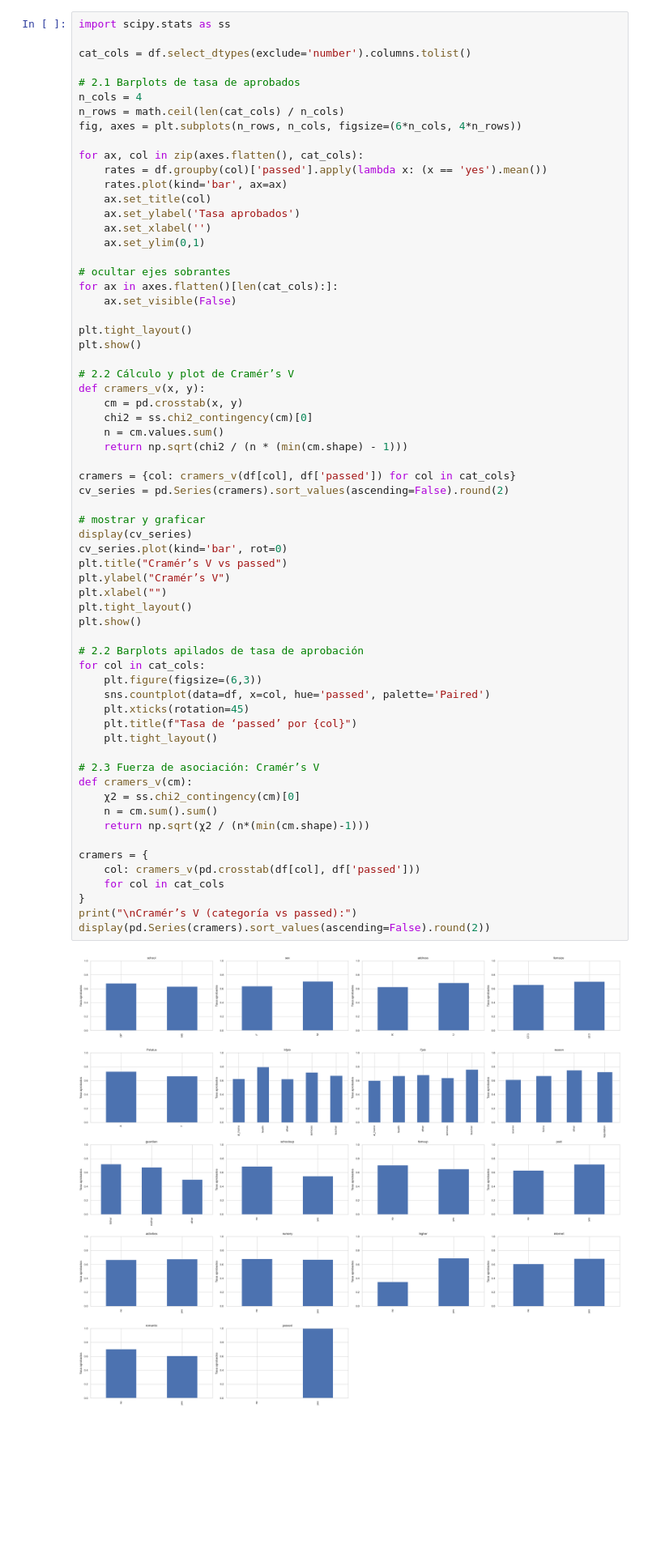
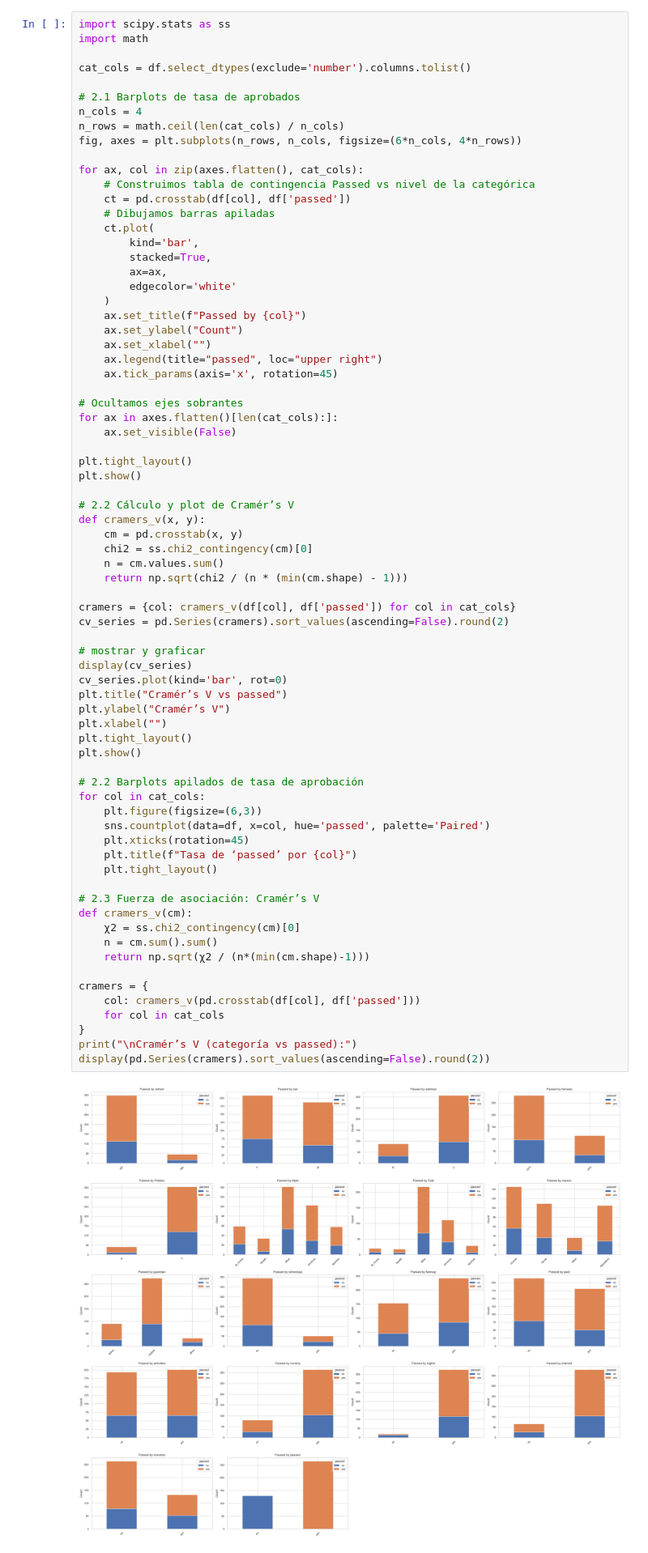
Before and after one commit to alfredofdlv/student-intervention-ml-pipeline, a Jupyter notebook: Report.ipynb, the cells around one changed output. Shown at 81% size. Saved outputs shown, nothing was run; the diff lists cells and outputs as text; blank space fills up the shorter version.

```diff
--- a/Report.ipynb
+++ b/Report.ipynb
@@ -180,6 +181,7 @@ These density and scatter patterns collectively identify **protective factors**
 ## Categorical Features
 # %%
 import scipy.stats as ss
+import math
 
 cat_cols = df.select_dtypes(exclude='number').columns.tolist()
 
@@ -189,14 +191,22 @@ n_rows = math.ceil(len(cat_cols) / n_cols)
 fig, axes = plt.subplots(n_rows, n_cols, figsize=(6*n_cols, 4*n_rows))
 
 for ax, col in zip(axes.flatten(), cat_cols):
-    rates = df.groupby(col)['passed'].apply(lambda x: (x == 'yes').mean())
-    rates.plot(kind='bar', ax=ax)
-    ax.set_title(col)
-    ax.set_ylabel('Tasa aprobados')
-    ax.set_xlabel('')
-    ax.set_ylim(0,1)
+    # Construimos tabla de contingencia Passed vs nivel de la categórica
+    ct = pd.crosstab(df[col], df['passed'])
+    # Dibujamos barras apiladas
+    ct.plot(
+        kind='bar',
+        stacked=True,
+        ax=ax,
+        edgecolor='white'
+    )
+    ax.set_title(f"Passed by {col}")
+    ax.set_ylabel("Count")
+    ax.set_xlabel("")
+    ax.legend(title="passed", loc="upper right")
+    ax.tick_params(axis='x', rotation=45)
 
-# ocultar ejes sobrantes
+# Ocultamos ejes sobrantes
 for ax in axes.flatten()[len(cat_cols):]:
     ax.set_visible(False)
 
@@ -216,34 +226,34 @@ cv_series = pd.Series(cramers).sort_values(ascending=False).round(2)
 # mostrar y graficar
 display(cv_series)
 cv_series.plot(kind='bar', rot=0)
 plt.title("Cramér’s V vs passed")
 plt.ylabel("Cramér’s V")
 plt.xlabel("")
 plt.tight_layout()
 plt.show()
 
 # 2.2 Barplots apilados de tasa de aprobación
 for col in cat_cols:
     plt.figure(figsize=(6,3))
     sns.countplot(data=df, x=col, hue='passed', palette='Paired')
     plt.xticks(rotation=45)
     plt.title(f"Tasa de ‘passed’ por {col}")
     plt.tight_layout()
 
 # 2.3 Fuerza de asociación: Cramér’s V
 def cramers_v(cm):
     χ2 = ss.chi2_contingency(cm)[0]
     n = cm.sum().sum()
     return np.sqrt(χ2 / (n*(min(cm.shape)-1)))
 
 cramers = {
     col: cramers_v(pd.crosstab(df[col], df['passed']))
     for col in cat_cols
 }
 print("\nCramér’s V (categoría vs passed):")
 display(pd.Series(cramers).sort_values(ascending=False).round(2))
 # %% [output]
-[figure, old version]
+[figure, new version]
 passed        0.99
 higher        0.15
 guardian      0.12
```
Also changed, not shown: parts of 6 cells of this notebook.
